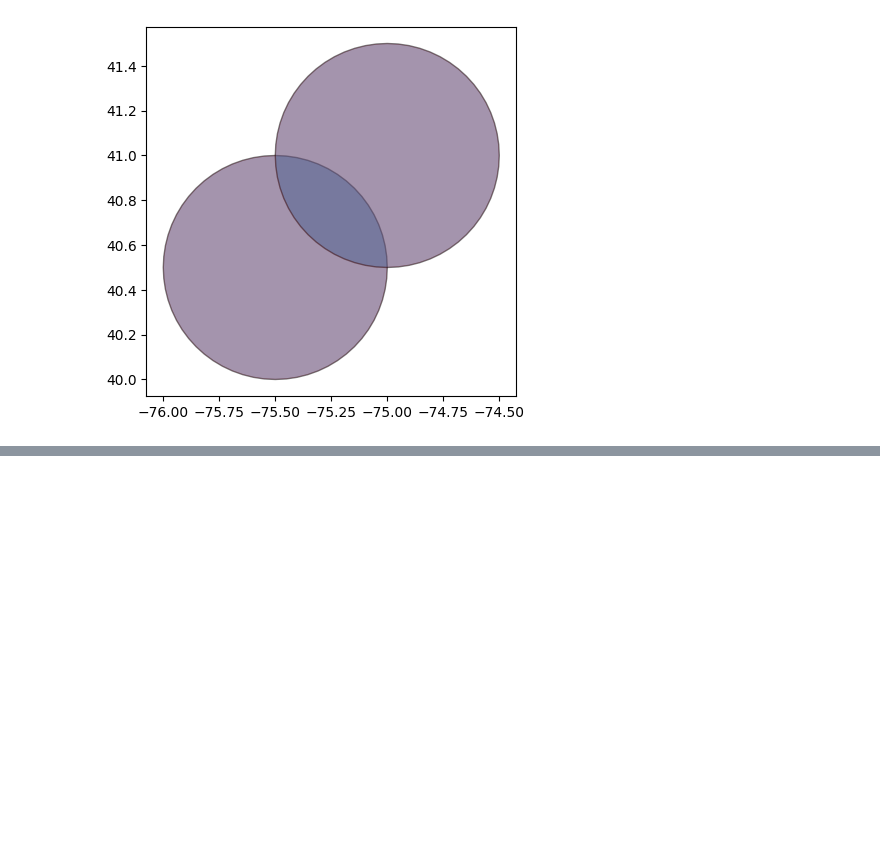
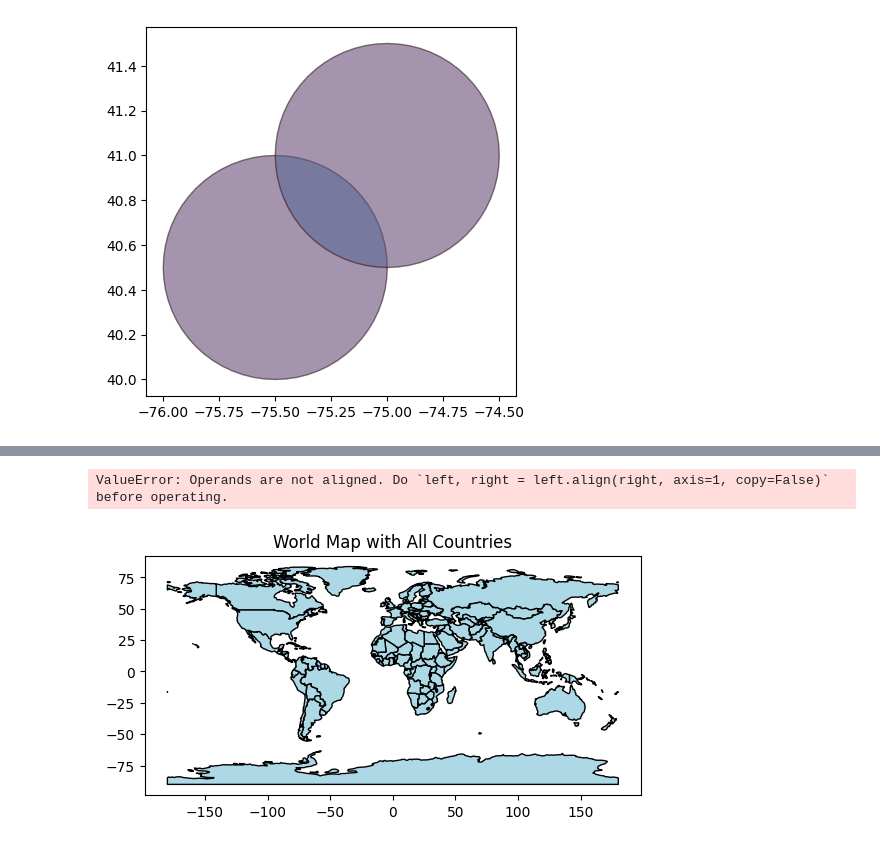
Before and after one commit to lyepustin/bookNLP, a Jupyter notebook: tests.ipynb, the cells around one changed output, grey strips where cells are left out. Cells and saved outputs as stored; diff of their text form; code cells hidden in the pictures; blank space fills up the shorter version.

Commit message:
plot countries on the world map with geopandas

```diff
--- a/tests.ipynb
+++ b/tests.ipynb
@@ -125,0 +126,45 @@ print(gdf[['id', 'interference_count']])
+# %%
+import geopandas as gpd
+import matplotlib.pyplot as plt
+
+# Load the world map data
+world = gpd.read_file(gpd.datasets.get_path('naturalearth_lowres'))
+
+# Function to plot a country on the map
+def plot_country(country_name):
+    # Filter the data for the specific country
+    country = world[world['name'] == country_name]
+
+    # Plot the country
+    ax = country.plot(color='green', edgecolor='black')
+
+    # Add a title
+    ax.set_title(f'Map of {country_name}')
+
+    # Show the plot
+    plt.show()
+
+# Get input from the user (kid)
+user_country = "Spain"
+
+# Plot the selected country on the map
+plot_country(user_country)
+# %% [output]
+ValueError: Operands are not aligned. Do `left, right = left.align(right, axis=1, copy=False)` before operating.
+# %%
+import geopandas as gpd
+import matplotlib.pyplot as plt
+
+# Load the world map data
+world = gpd.read_file(gpd.datasets.get_path('naturalearth_lowres'))
+
+# Plot all countries on the map
+ax = world.plot(color='lightblue', edgecolor='black')
+
+# Add a title
+ax.set_title('World Map with All Countries')
+
+# Show the plot
+plt.show()
+# %% [output]
+[figure, added]
```
Also changed, not shown: parts of 1 cell of this notebook.
